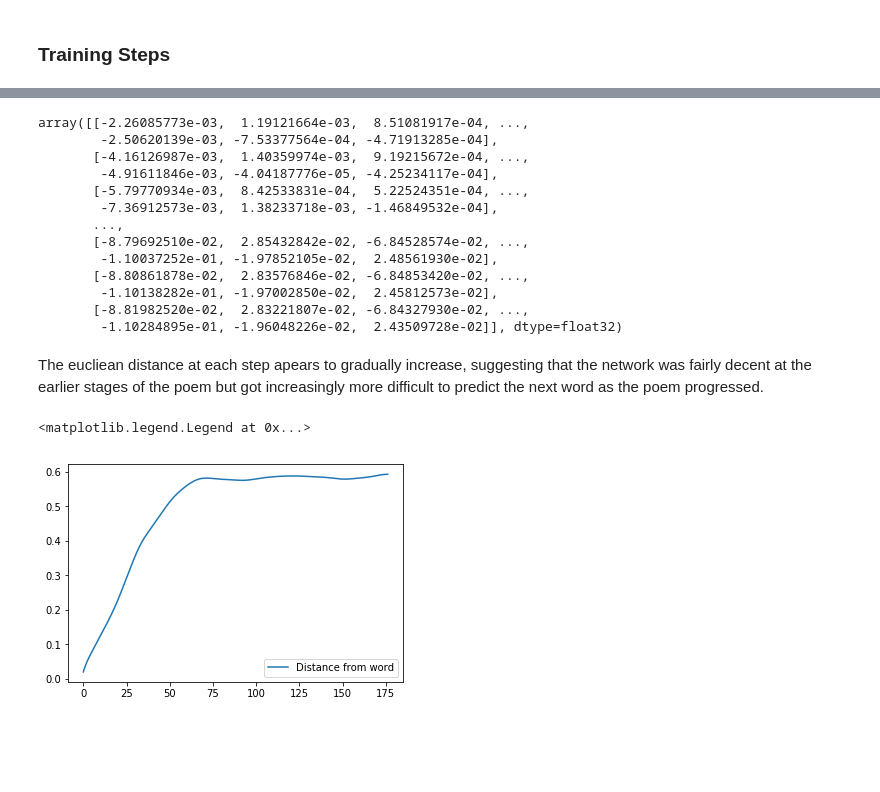
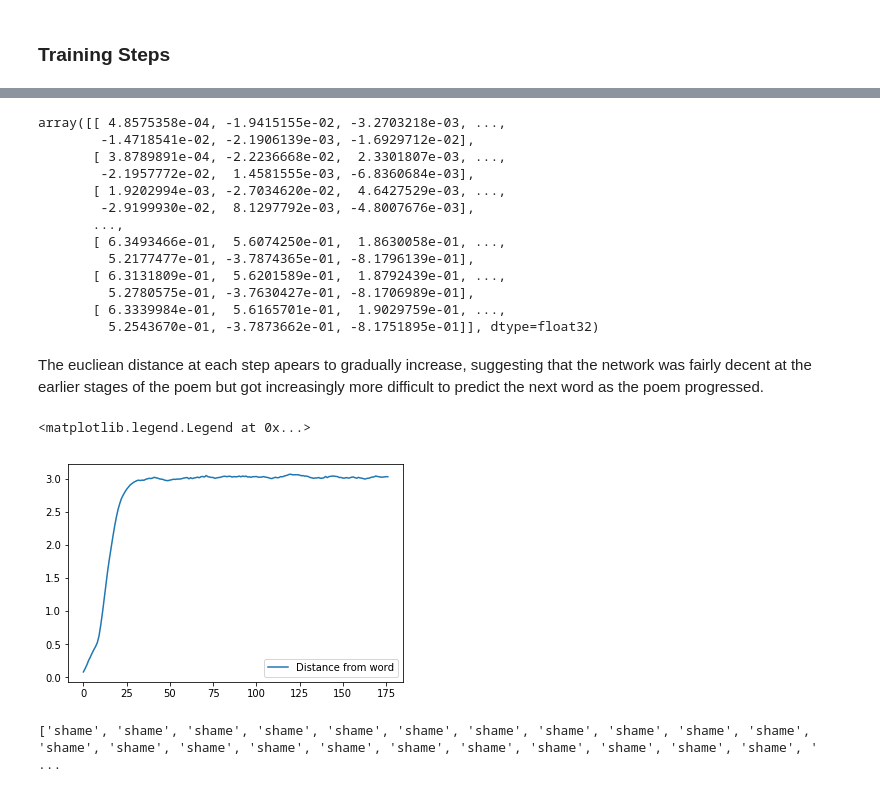
Before and after one commit to sburtch/poet-rnn, a Jupyter notebook: GAN-RNN.ipynb, the cells around one changed output, grey strips where cells are left out. Cells and saved outputs as stored; diff of their text form; code cells hidden in the pictures; blank space fills up the shorter version.

```diff
--- a/GAN-RNN.ipynb
+++ b/GAN-RNN.ipynb
@@ -147,12 +149,8 @@ feature_dim = 50
 # %%
 generator_input = Input(shape=(num_steps,1))
 
-x = LSTM(feature_dim, return_sequences=True)(generator_input)
-x = LSTM(feature_dim, return_sequences=True)(x)
-x = LSTM(feature_dim, return_sequences=True)(x)
-x = LSTM(feature_dim, return_sequences=True)(x)
-x = LSTM(feature_dim, return_sequences=True)(x)
-
+x = LSTM(feature_dim, return_sequences=True, recurrent_dropout=0.2)(generator_input)
+x = LSTM(feature_dim, return_sequences=True, recurrent_dropout=0.2)(x)
 generator = Model(generator_input, x)
 # %% [markdown]
 ### Discriminator
@@ -276,22 +272,23 @@ generated_poem = generator.predict(random_latent_vector)
 # %%
 generated_poem.reshape(177,50)
 # %% [output]
-array([[-2.26085773e-03,  1.19121664e-03,  8.51081917e-04, ...,
-        -2.50620139e-03, -7.53377564e-04, -4.71913285e-04],
-       [-4.16126987e-03,  1.40359974e-03,  9.19215672e-04, ...,
-        -4.91611846e-03, -4.04187776e-05, -4.25234117e-04],
-       [-5.79770934e-03,  8.42533831e-04,  5.22524351e-04, ...,
-        -7.36912573e-03,  1.38233718e-03, -1.46849532e-04],
+array([[ 4.8575358e-04, -1.9415155e-02, -3.2703218e-03, ...,
+        -1.4718541e-02, -2.1906139e-03, -1.6929712e-02],
+       [ 3.8789891e-04, -2.2236668e-02,  2.3301807e-03, ...,
+        -2.1957772e-02,  1.4581555e-03, -6.8360684e-03],
+       [ 1.9202994e-03, -2.7034620e-02,  4.6427529e-03, ...,
+        -2.9199930e-02,  8.1297792e-03, -4.8007676e-03],
        ...,
-       [-8.79692510e-02,  2.85432842e-02, -6.84528574e-02, ...,
-        -1.10037252e-01, -1.97852105e-02,  2.48561930e-02],
-       [-8.80861878e-02,  2.83576846e-02, -6.84853420e-02, ...,
-        -1.10138282e-01, -1.97002850e-02,  2.45812573e-02],
-       [-8.81982520e-02,  2.83221807e-02, -6.84327930e-02, ...,
-        -1.10284895e-01, -1.96048226e-02,  2.43509728e-02]], dtype=float32)
+       [ 6.3493466e-01,  5.6074250e-01,  1.8630058e-01, ...,
+         5.2177477e-01, -3.7874365e-01, -8.1796139e-01],
+       [ 6.3131809e-01,  5.6201589e-01,  1.8792439e-01, ...,
+         5.2780575e-01, -3.7630427e-01, -8.1706989e-01],
+       [ 6.3339984e-01,  5.6165701e-01,  1.9029759e-01, ...,
+         5.2543670e-01, -3.7873662e-01, -8.1751895e-01]], dtype=float32)
 # %%
 import math
 poem = []
+dists = []
 for word in generated_poem[0]:
     num = 0
     dist = math.inf
@@ -301,14 +298,19 @@ for word in generated_poem[0]:
             dist = temp
             num = ind
     if num != 0:
-        poem.append(dist)
+        poem.append(tokenizer.index_word[num])
     else:
         poem.append(' ')
+    dists.append(dist)
 # %% [markdown]
 The eucliean distance at each step apears to gradually increase, suggesting that the network was fairly decent at the earlier stages of the poem but got increasingly more difficult to predict the next word as the poem progressed.
 # %%
-plt.plot(poem)
+plt.plot(dists)
 plt.legend(['Distance from word'])
 # %% [output]
 <matplotlib.legend.Legend at 0x...>
-[figure, old version]
+[figure, new version]
+# %%
+print(poem)
+# %% [output]
+['shame', 'shame', 'shame', 'shame', 'shame', 'shame', 'shame', 'shame', 'shame', 'shame', 'shame', 'shame', 'shame', 'shame', 'shame', 'shame', 'shame', 'shame', 'shame', 'shame', 'shame', 'shame', ' ...
```
Also changed, not shown: parts of 7 cells of this notebook.
